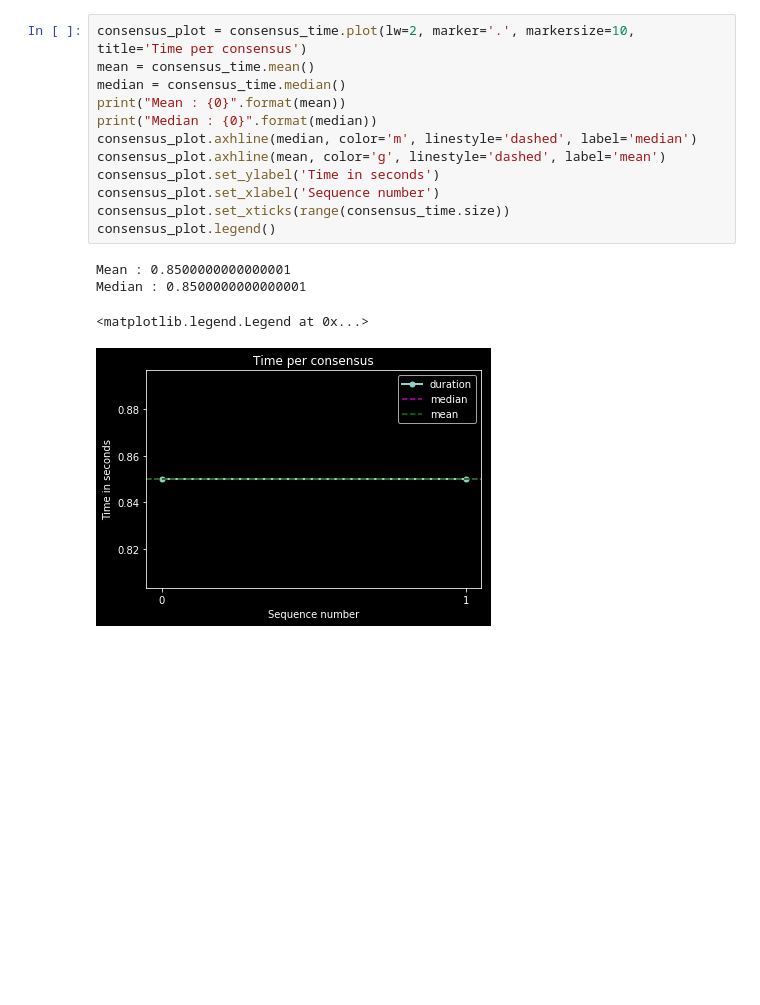
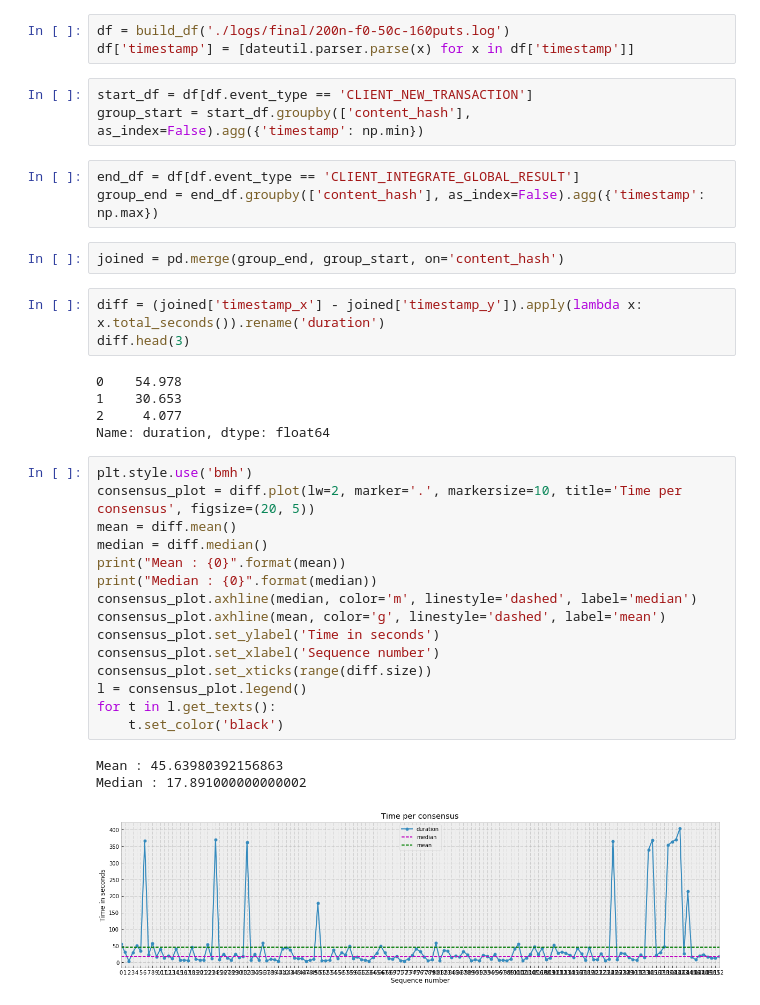
Before and after one commit to fawind/mongochain, a Jupyter notebook: benchmarks/evaluate_logs.ipynb, the cells around one changed output. Saved outputs shown, nothing was run; the diff lists cells and outputs as text; blank space fills up the shorter version.

```diff
--- a/benchmarks/evaluate_logs.ipynb
+++ b/benchmarks/evaluate_logs.ipynb
@@ -51,17 +17,38 @@ Plot consensus time
+# %%
+df = build_df('./logs/final/200n-f0-50c-160puts.log')
+df['timestamp'] = [dateutil.parser.parse(x) for x in df['timestamp']]
+# %%
+start_df = df[df.event_type == 'CLIENT_NEW_TRANSACTION']
+group_start = start_df.groupby(['content_hash'], as_index=False).agg({'timestamp': np.min})
+# %%
+end_df = df[df.event_type == 'CLIENT_INTEGRATE_GLOBAL_RESULT']
+group_end = end_df.groupby(['content_hash'], as_index=False).agg({'timestamp': np.max})
+# %%
+joined = pd.merge(group_end, group_start, on='content_hash')
+# %%
+diff = (joined['timestamp_x'] - joined['timestamp_y']).apply(lambda x: x.total_seconds()).rename('duration')
+diff.head(3)
+# %% [output]
+0    54.978
+1    30.653
+2     4.077
+Name: duration, dtype: float64
 # %%
-consensus_plot = consensus_time.plot(lw=2, marker='.', markersize=10, title='Time per consensus')
-mean = consensus_time.mean()
-median = consensus_time.median()
+plt.style.use('bmh')
+consensus_plot = diff.plot(lw=2, marker='.', markersize=10, title='Time per consensus', figsize=(20, 5))
+mean = diff.mean()
+median = diff.median()
 print("Mean : {0}".format(mean))
 print("Median : {0}".format(median))
 consensus_plot.axhline(median, color='m', linestyle='dashed', label='median')
 consensus_plot.axhline(mean, color='g', linestyle='dashed', label='mean')
 consensus_plot.set_ylabel('Time in seconds')
 consensus_plot.set_xlabel('Sequence number')
-consensus_plot.set_xticks(range(consensus_time.size))
-consensus_plot.legend()
+consensus_plot.set_xticks(range(diff.size))
+l = consensus_plot.legend()
+for t in l.get_texts():
+    t.set_color('black')
 # %% [output]
-Mean : 0.8500000000000001
-Median : 0.8500000000000001
+Mean : 45.63980392156863
+Median : 17.891000000000002
-<matplotlib.legend.Legend at 0x...>
-[figure, old version]
+[figure, new version]
```
Also changed, not shown: parts of 4 cells of this notebook, 21 other files.
